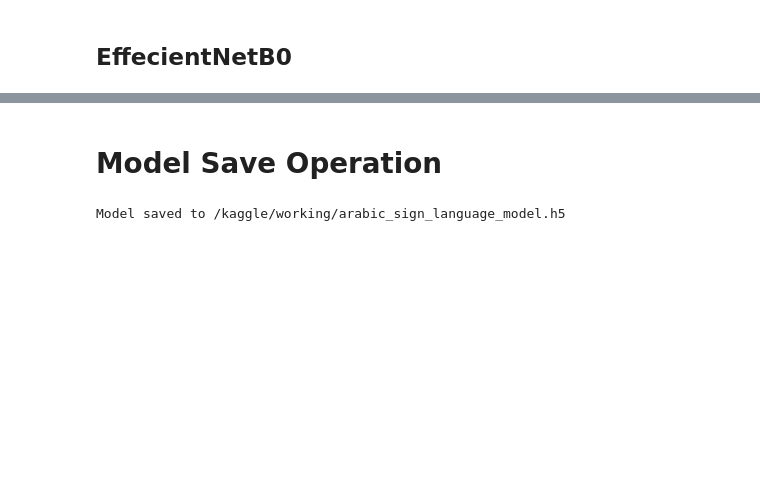
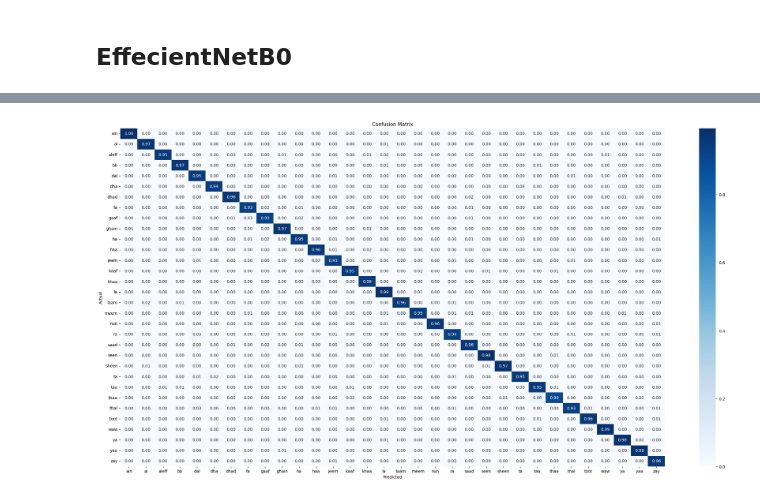
Before and after one commit to nada-maher/GTC-Hand-Gesture-Recognition, a Jupyter notebook: arabic-alphabets-sign-language.ipynb, the cells around one changed output, grey strips where cells are left out. Saved outputs shown, nothing was run; the diff lists cells and outputs as text; code cells hidden in the pictures; blank space fills up the shorter version.

```diff
--- a/arabic-alphabets-sign-language.ipynb
+++ b/arabic-alphabets-sign-language.ipynb
@@ -486,0 +504,16 @@ plt.show()
+# %%
+model.eval()
+all_preds, all_labels = [], []
+
+with torch.no_grad():
+    for images, labels in val_loader:
+        images, labels = images.to(device), labels.to(device)
+        with torch.amp.autocast("cuda"):
+            outputs = model(images)
+        _, preds = torch.max(outputs, 1)
+        all_preds.extend(preds.cpu().numpy())
+        all_labels.extend(labels.cpu().numpy())
+
+# Classification Report ''
+print("\n Classification Report:")
+print(classification_report(all_labels, all_preds, target_names=class_names))
@@ -487,16 +538,15 @@ plt.show()
 # %%
-y_pred = Effecientnet_model.predict(val_data)
-y_pred_classes = np.argmax(y_pred, axis=1)
-y_true_classes = val_data.classes
+# Confusion Matrix
+cm = confusion_matrix(all_labels, all_preds)
+cm_normalized = cm.astype('float') / cm.sum(axis=1)[:, np.newaxis]
 
-categories = list(val_data.class_indices.keys())
-
-# Confusion Matrix
-conf_matrix = confusion_matrix(y_true_classes, y_pred_classes)
-plt.figure(figsize=(12, 10))
-sns.heatmap(conf_matrix, annot=True, fmt='d', cmap='Blues',
-            xticklabels=categories, yticklabels=categories)
-plt.title('Confusion Matrix')
-plt.xlabel('Predicted Label')
-plt.ylabel('True Label')
+plt.figure(figsize=(30,15))
+sns.heatmap(cm_normalized, annot=True, fmt=".2f", cmap="Blues",
+            xticklabels=class_names,
+            yticklabels=class_names)
+plt.title("Confusion Matrix")
+plt.xlabel("Predicted")
+plt.ylabel("Actual")
 plt.show()
+# %% [output]
+[figure, added]
@@ -525,9 +552,0 @@ print(classification_report(y_true_classes, y_pred_classes, target_names=categor
-# %% [markdown]
-# **Model Save Operation**
-# %%
-# Save the trained model to an H5 file
-model_save_path = '/kaggle/working/arabic_sign_language_model.h5'
-model.save(model_save_path)
-print(f"Model saved to {model_save_path}")
-# %% [output]
-Model saved to /kaggle/working/arabic_sign_language_model.h5
```
Also changed, not shown: parts of 35 cells of this notebook.
